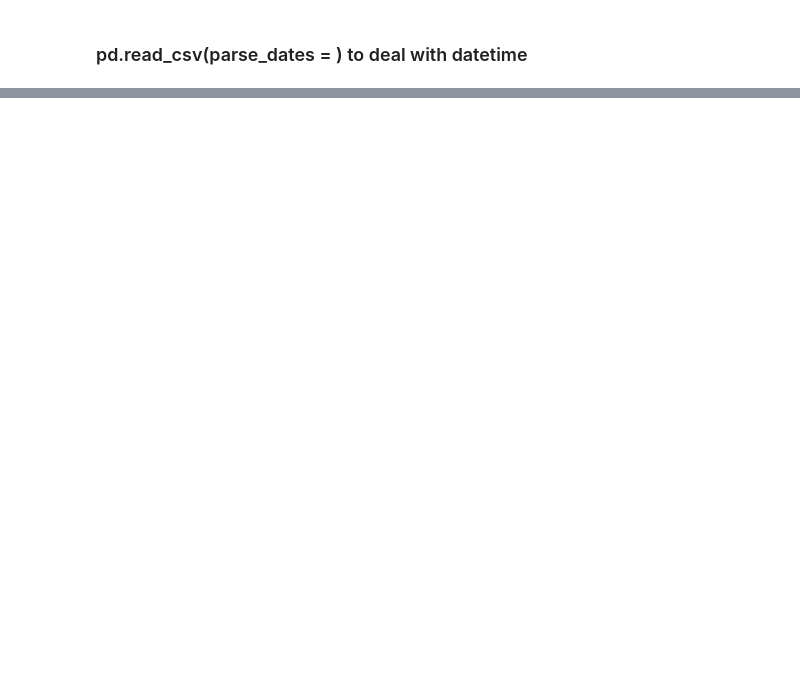
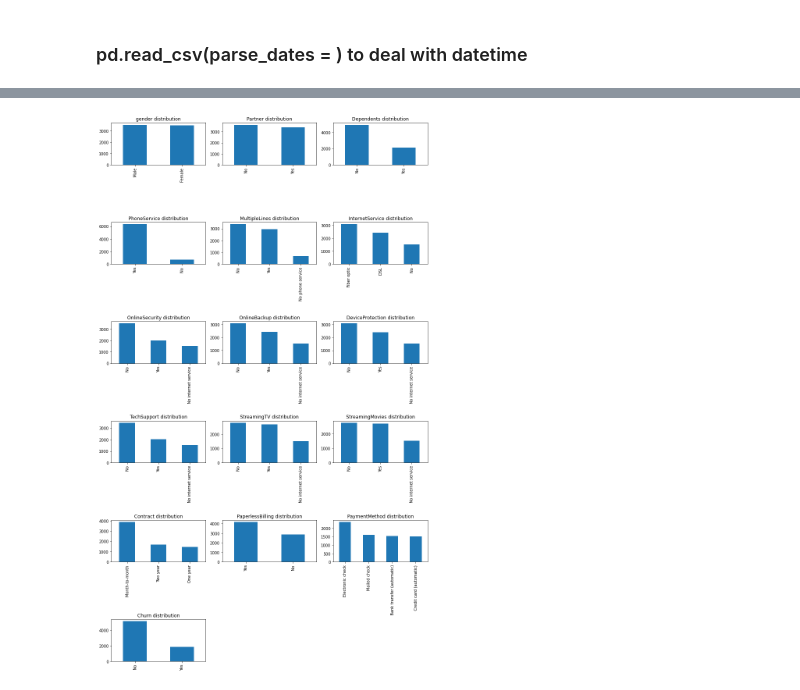
Before and after one commit to ShawnLiu119/Telco-Customer-Churn-Prediction, a Jupyter notebook: churn_pred.ipynb, the cells around one changed output, grey strips where cells are left out. Cells and saved outputs as stored; diff of their text form; code cells hidden in the pictures; blank space fills up the shorter version.

```diff
--- a/churn_pred.ipynb
+++ b/churn_pred.ipynb
@@ -22,0 +197,19 @@ import pandas as pd
+# %%
+#catogrical features
+
+def draw_bar(df, cat_var, n_rows, n_cols):
+    fig = plt.figure(figsize=(12,20))
+    for i, var in enumerate(cat_var):
+        ax = fig.add_subplot(n_rows, n_cols, i+1)    #the order of subplot starts with 1
+        df[var].value_counts().plot(kind='bar') #ax --> the ax to plot the chart on
+        ax.set_title(var + ' distribution')
+    fig.tight_layout()
+    plt.show()
+
+
+df_cat = df.select_dtypes(exclude='number')
+cat_col = df_cat.columns
+
+draw_bar(df_cat,cat_col, 6,3)
+# %% [output]
+[figure, added]
```
Also changed, not shown: parts of 30 cells of this notebook.
